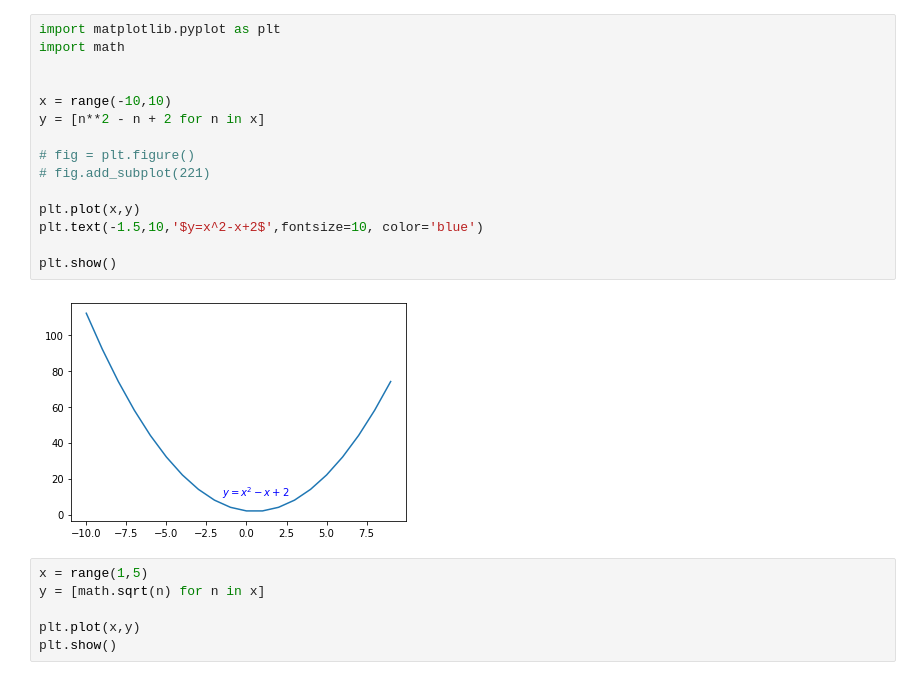
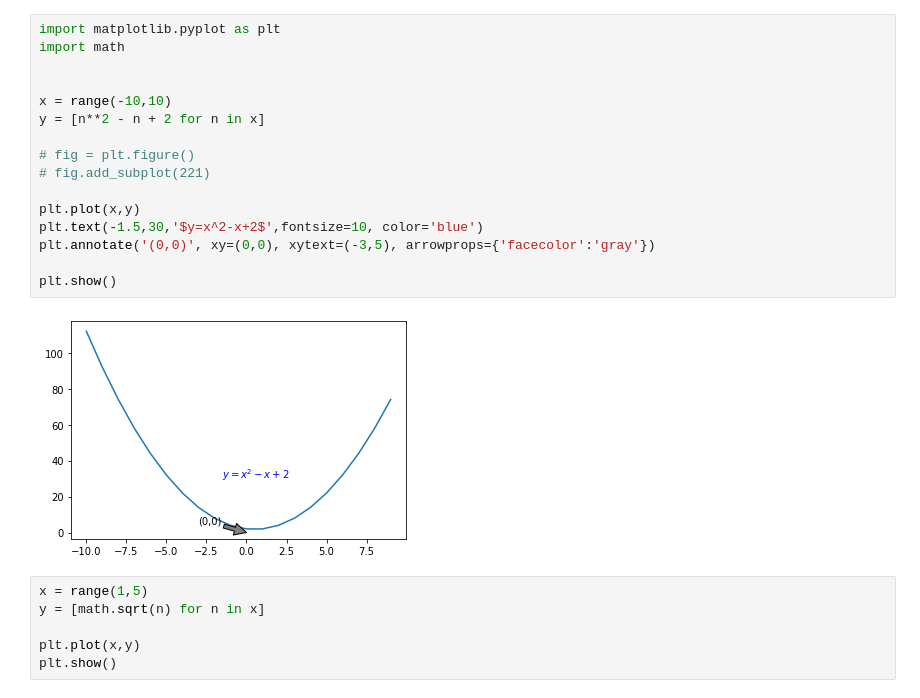
Before and after one commit to crisgiovanoni/python-exercises, a Jupyter notebook: 4.6.1_matplotlib_exercises.ipynb, the cells around one changed output. Drawn from its saved outputs; the diff is of its cells as text.

```diff
--- a/4.6.1_matplotlib_exercises.ipynb
+++ b/4.6.1_matplotlib_exercises.ipynb
@@ -1,20 +1,21 @@
 # %%
 import matplotlib.pyplot as plt
 import math
 
 
 x = range(-10,10)
 y = [n**2 - n + 2 for n in x]
 
 # fig = plt.figure()
 # fig.add_subplot(221)
 
 plt.plot(x,y)
-plt.text(-1.5,10,'$y=x^2-x+2$',fontsize=10, color='blue')
+plt.text(-1.5,30,'$y=x^2-x+2$',fontsize=10, color='blue')
+plt.annotate('(0,0)', xy=(0,0), xytext=(-3,5), arrowprops={'facecolor':'gray'})
 
 plt.show()
 # %% [output]
-[figure, old version]
+[figure, new version]
 # %%
 x = range(1,5)
 y = [math.sqrt(n) for n in x]
```
Also changed, not shown: parts of 1 cell of this notebook.
